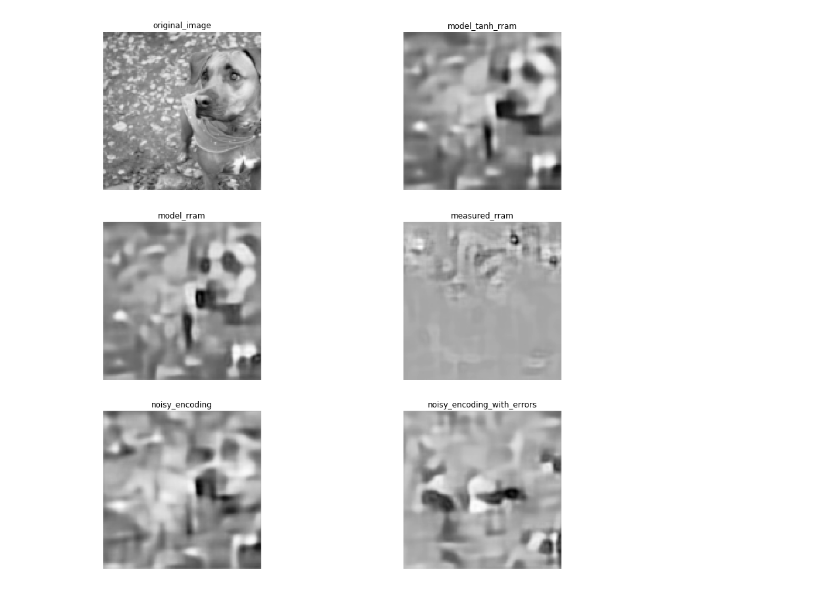
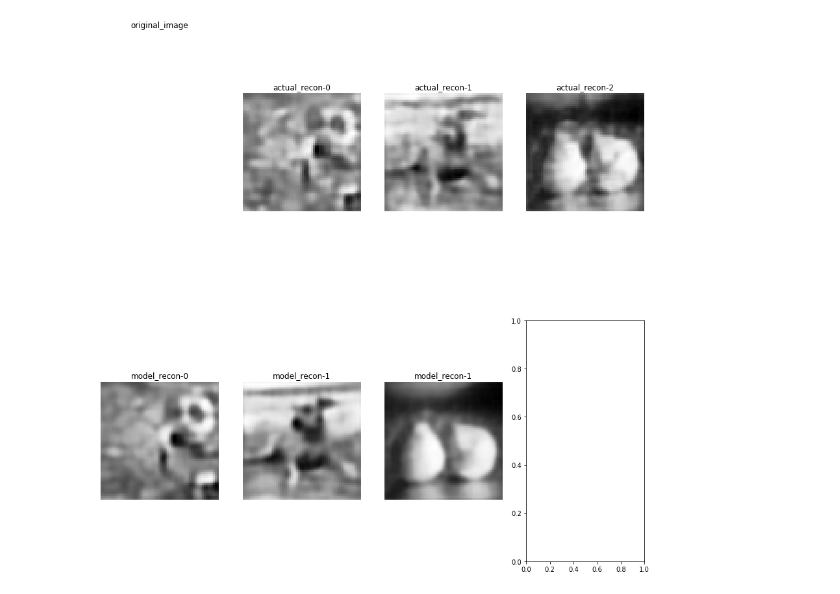
Before and after one commit to dpaiton/DeepSparseCoding, a Jupyter notebook: gdn_decode_image.ipynb, the cells around one changed output. Saved outputs shown, nothing was run; the diff lists cells and outputs as text; code cells hidden in the pictures.

Commit message:
adds carlini adversarial analysis; IEDM updates

```diff
--- a/gdn_decode_image.ipynb
+++ b/gdn_decode_image.ipynb
@@ -126,0 +31,5 @@ model_params["gdn_eps"] = 1e-6
+# %%
+target_r = np.stack([np.load("/home/dpaiton/IEDM/image_rram_encoding-"+str(img_id)+".npz")["data"]
+  for img_id in range(3)], axis=0)
+post_mem_r = np.stack([np.load("/home/dpaiton/IEDM/post_mem_r-"+str(img_id)+".npz")["data"]
+  for img_id in range(3)], axis=0)
@@ -161,28 +100,37 @@ input_data = data_batch[0][0,...]
 # %%
-fig, ax = plt.subplots(3,2, figsize=(15,15))
+fig, ax = plt.subplots(2, 4, figsize=(15,15))
 ax[0,0] = pf.clear_axis(ax[0,0])
-ax[0,0].imshow(np.squeeze(input_data), cmap="Greys_r")
+#ax[0,0].imshow(np.squeeze(input_data), cmap="Greys_r")
 ax[0,0].set_title("original_image")
 
 ax[0,1] = pf.clear_axis(ax[0,1])
-ax[0,1].imshow(np.squeeze(recon_sig), cmap="Greys_r")
-ax[0,1].set_title("model_tanh_rram")
+img = np.load("/home/dpaiton/IEDM/image_recon-0.npz")["data"]
+ax[0,1].imshow(np.squeeze(img), cmap="Greys_r")
+ax[0,1].set_title("actual_recon-0")
+
+ax[0,2] = pf.clear_axis(ax[0,2])
+img = np.load("/home/dpaiton/IEDM/image_recon-1.npz")["data"]
+ax[0,2].imshow(np.squeeze(img), cmap="Greys_r")
+ax[0,2].set_title("actual_recon-1")
+
+ax[0,3] = pf.clear_axis(ax[0,3])
+img = np.load("/home/dpaiton/IEDM/image_recon-2.npz")["data"]
+ax[0,3].imshow(np.squeeze(img), cmap="Greys_r")
+ax[0,3].set_title("actual_recon-2")
 
 ax[1,0] = pf.clear_axis(ax[1,0])
-ax[1,0].imshow(np.squeeze(recon_nosig), cmap="Greys_r")
-ax[1,0].set_title("model_rram")
+ax[1,0].imshow(np.squeeze(recon[0,...]), cmap="Greys_r")
+ax[1,0].set_title("model_recon-0")
 
 ax[1,1] = pf.clear_axis(ax[1,1])
-ax[1,1].imshow(np.squeeze(recon_rram), cmap="Greys_r")
-ax[1,1].set_title("measured_rram")
+ax[1,1].imshow(np.squeeze(recon[1, ...]), cmap="Greys_r")
+ax[1,1].set_title("model_recon-1")
 
-ax[2,0] = pf.clear_axis(ax[2,0])
-ax[2,0].imshow(np.squeeze(recon_r5), cmap="Greys_r")
-ax[2,0].set_title("noisy_encoding")
+ax[1,2] = pf.clear_axis(ax[1,2])
+ax[1,2].imshow(np.squeeze(recon[2, ...]), cmap="Greys_r")
+ax[1,2].set_title("model_recon-1")
 
-ax[2,1] = pf.clear_axis(ax[2,1])
-ax[2,1].imshow(np.squeeze(recon_r6), cmap="Greys_r")
-ax[2,1].set_title("noisy_encoding_with_errors")
+
 plt.show()
 # %% [output]
-[figure, old version]
+[figure, new version]
```
Also changed, not shown: parts of 13 cells of this notebook, 9 other files.
